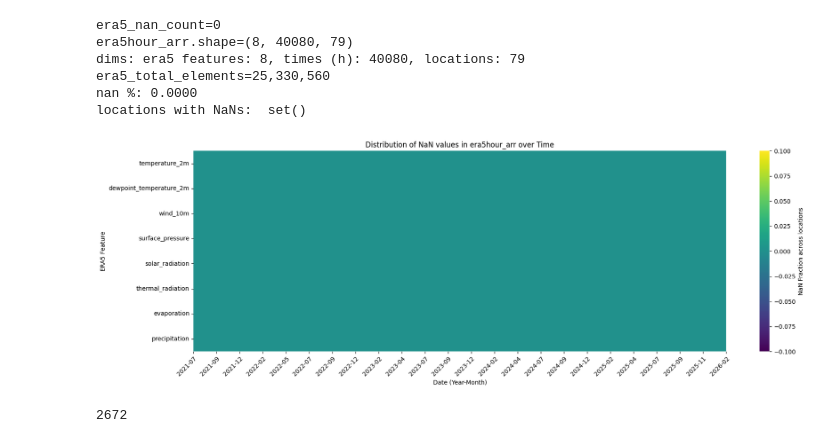
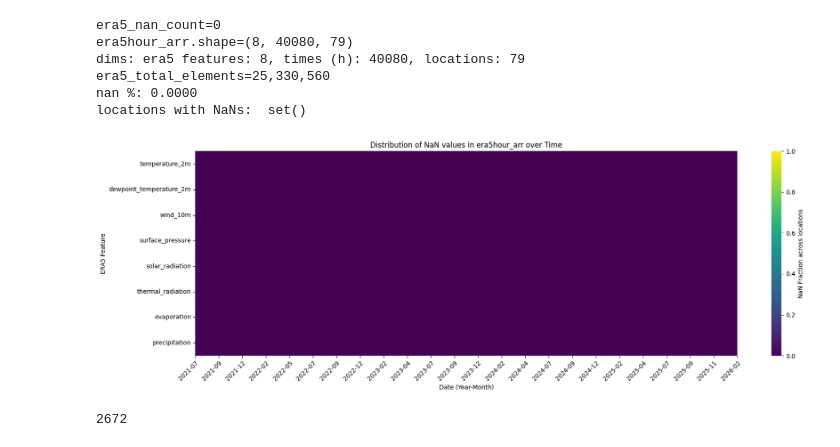
Before and after one commit to ilmcconnell/HRSM, a Jupyter notebook: HRSM_MAPPING_ML_pipeline_multiplePoints.ipynb, the cells around one changed output. Drawn from its saved outputs; the diff is of its cells as text; code cells hidden in the pictures.

```diff
--- a/HRSM_MAPPING_ML_pipeline_multiplePoints.ipynb
+++ b/HRSM_MAPPING_ML_pipeline_multiplePoints.ipynb
@@ -846,7 +834,7 @@ gdrive_data_dir.exists()
 # %% [output]
 True
 # %%
-#@title Load any pre-saved ear5 data, check for nans, get missing tfirsts
+#@title Load any pre-saved ERA5 data, check for nans, get missing tfirsts
 from tqdm.auto import tqdm
 
 era5hour_data_npy_file_name = 'era5hour_arr_irriClimate.npy'
@@ -872,13 +860,12 @@ if era5_npy_path.exists():
         # tfirsts = [tfirsts[i] for i in nan_window_indices if i < len(tfirsts)]
         tfirst_idxs = [i for i in nan_window_indices if i < len(tfirsts)]
         print(f"Need to re-run {len(tfirst_idxs)} time windows.")
+        example_tfirsts_to_rerun = [tfirsts[tfirst_idx] for tfirst_idx in tfirst_idxs[:10]]
+        print(f"Example tfirsts to re-run: {example_tfirsts_to_rerun}")
     else:
         print("No NaNs detected.")
 
 else:
     print("File not found. Initializing fresh.")
-
-
-[tfirsts[tfirst_idx] for tfirst_idx in tfirst_idxs[:10]] # Show first few
 # %% [output]
 loading era5hour_arr_irriClimate.npy
@@ -1090,37 +1021,40 @@ era5_total_elements=25,330,560
 nan %: 0.0000
 locations with NaNs:  set()
 # %%
+#@title plot ERA5 Nan Fraction (mean across sites) for each ERA5 var and timepoint
 import matplotlib.pyplot as plt
 import seaborn as sns
 import numpy as np
 
 # 1. Visualize NaN distribution over time across features (averaged over all locations)
 # era5hour_arr shape: (features=8, time=40080, locations=79)
 era5_nan_map = np.isnan(era5hour_arr).mean(axis=2)  # Shape (8, 40080)
 
 feature_names = [
     'temperature_2m', 'dewpoint_temperature_2m', 'wind_10m', 'surface_pressure',
     'solar_radiation', 'thermal_radiation', 'evaporation', 'precipitation'
 ]
 
 plt.figure(figsize=(18, 6))
-ax = sns.heatmap(era5_nan_map, cmap='viridis', cbar_kws={'label': 'NaN Fraction across locations'})
+ax = sns.heatmap(
+    era5_nan_map, vmin=0, vmax=1, cmap='viridis',
+    cbar_kws={'label': 'NaN Fraction across locations'},
+)
 
-# Calculate tick positions for dates (e.g., one tick per month or specific interval)
-# Using roughly 10 evenly spaced ticks for clarity across the 40,080 hours
+# Calculate tick positions for dates
 num_ticks = 24
 tick_indices = np.linspace(0, len(datetime_list) - 1, num_ticks, dtype=int)
 tick_labels = [datetime_list[i].strftime('%Y-%m') for i in tick_indices]
 
 plt.xticks(ticks=tick_indices, labels=tick_labels, rotation=45, ha='right', rotation_mode='anchor')
 plt.title('Distribution of NaN values in era5hour_arr over Time')
 plt.xlabel('Date (Year-Month)')
 plt.ylabel('ERA5 Feature')
 plt.yticks(ticks=np.arange(8)+0.5, labels=feature_names, rotation=0)
 plt.tight_layout()
 plt.show()
 # %% [output]
-[figure, old version]
+[figure, new version]
 # %%
 start_datetime = datetime.strptime(start_date, '%Y-%m-%d')
 end_datetime = datetime.strptime(end_date, '%Y-%m-%d')  # end_date
```
Also changed, not shown: parts of 14 cells of this notebook.
